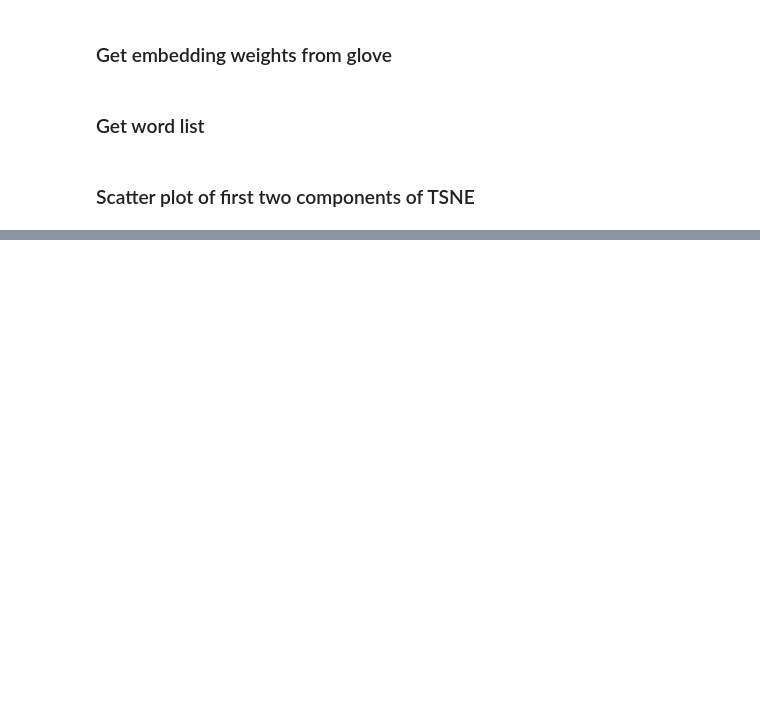
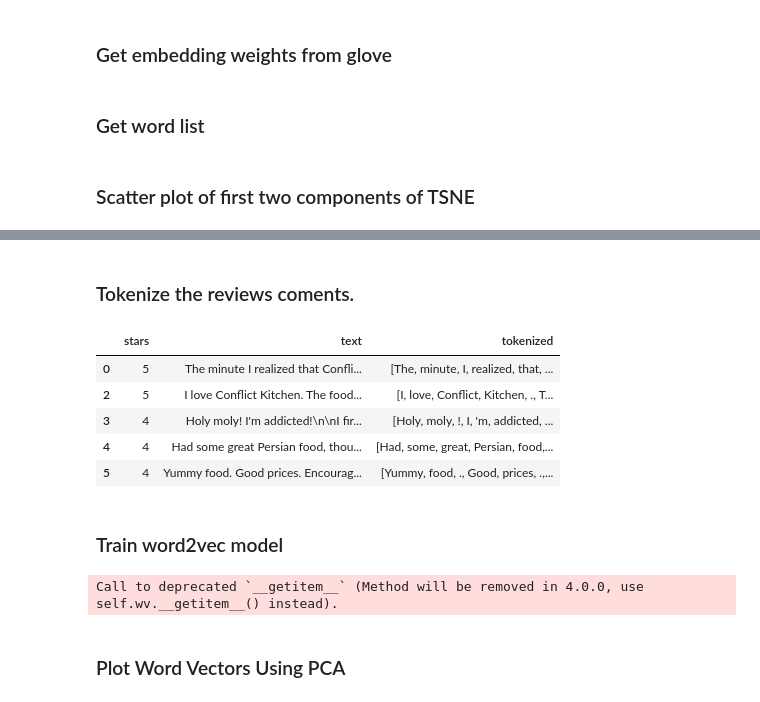
Before and after one commit to msahamed/yelp_comments_classification_nlp, a Jupyter notebook: word_embeddings.ipynb, the cells around one changed output, grey strips where cells are left out. Cells and saved outputs as stored; diff of their text form; code cells hidden in the pictures; blank space fills up the shorter version.

Commit message:
Add word2vec

```diff
--- a/word_embeddings.ipynb
+++ b/word_embeddings.ipynb
@@ -228,0 +241,15 @@ py.iplot(fig)
+# %% [markdown]
+###  Tokenize the reviews coments.
+# %%
+df['tokenized'] = df.apply(lambda row : nltk.word_tokenize(row['text']), axis=1)
+# %%
+df.head()
+# %% [output]
+|  | stars | text | tokenized |
+| 0 | 5 | The minute I realized that Confli... | [The, minute, I, realized, that, ... |
+| 2 | 5 | I love Conflict Kitchen. The food... | [I, love, Conflict, Kitchen, ., T... |
+| 3 | 4 | Holy moly! I'm addicted!\n\nI fir... | [Holy, moly, !, I, 'm, addicted, ... |
+| 4 | 4 | Had some great Persian food, thou... | [Had, some, great, Persian, food,... |
+| 5 | 4 | Yummy food. Good prices. Encourag... | [Yummy, food, ., Good, prices, .,... |
+# %% [markdown]
+### Train word2vec model
@@ -228,0 +258,6 @@ py.iplot(fig)
+# %%
+X = model_w2v[model_w2v.wv.vocab]
+# %% [output]
+Call to deprecated `__getitem__` (Method will be removed in 4.0.0, use self.wv.__getitem__() instead).
+# %% [markdown]
+### Plot Word Vectors Using PCA
```
Also changed, not shown: parts of 11 cells of this notebook, 1 other file.
